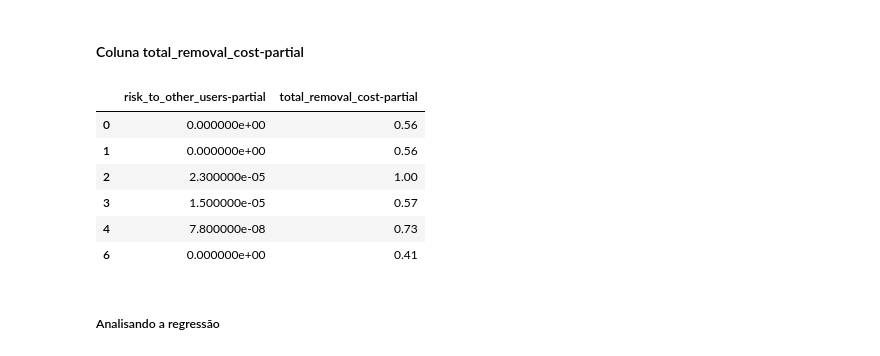
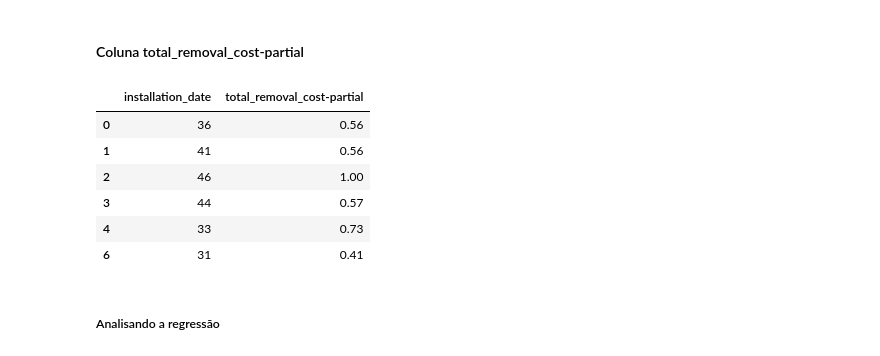
Before and after one commit to JailonWilliam/offshore-platform-decommissioning, a Jupyter notebook: notebooks/tratando_valores_faltantes.ipynb, the cells around one changed output. Cells and saved outputs as stored; diff of their text form; code cells hidden in the pictures.

```diff
--- a/notebooks/tratando_valores_faltantes.ipynb
+++ b/notebooks/tratando_valores_faltantes.ipynb
@@ -167,13 +167,13 @@ plt.ylabel("total_removal_cost-complete");
 # %% [markdown]
 #### Coluna total_removal_cost-partial
 # %%
-df[['risk_to_other_users-partial', "total_removal_cost-partial"]]
+df[['installation_date', "total_removal_cost-partial"]]
 # %% [output]
-|  | risk_to_other_users-partial | total_removal_cost-partial |
-| 0 | 0.000000e+00 | 0.56 |
-| 1 | 0.000000e+00 | 0.56 |
-| 2 | 2.300000e-05 | 1.00 |
-| 3 | 1.500000e-05 | 0.57 |
-| 4 | 7.800000e-08 | 0.73 |
-| 6 | 0.000000e+00 | 0.41 |
+|  | installation_date | total_removal_cost-partial |
+| 0 | 36 | 0.56 |
+| 1 | 41 | 0.56 |
+| 2 | 46 | 1.00 |
+| 3 | 44 | 0.57 |
+| 4 | 33 | 0.73 |
+| 6 | 31 | 0.41 |
 # %%
```
Also changed, not shown: parts of 16 cells of this notebook, 4 other files.
